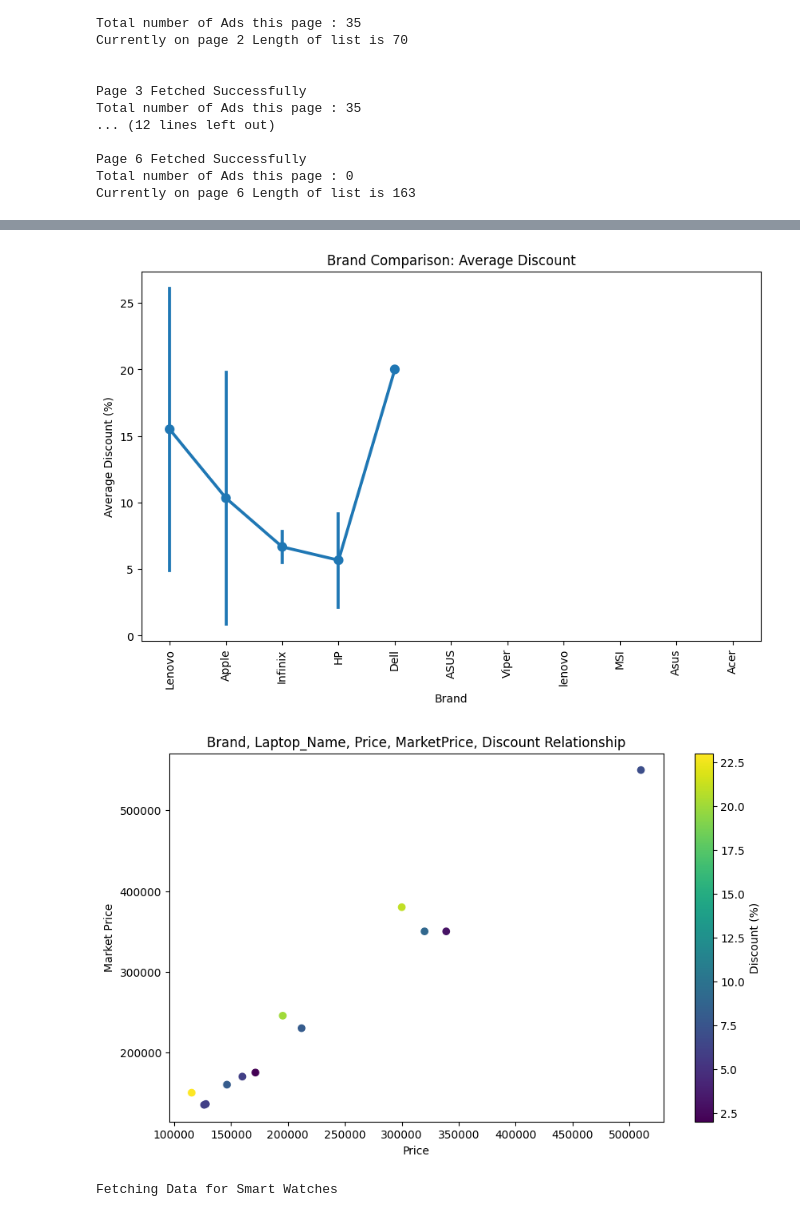
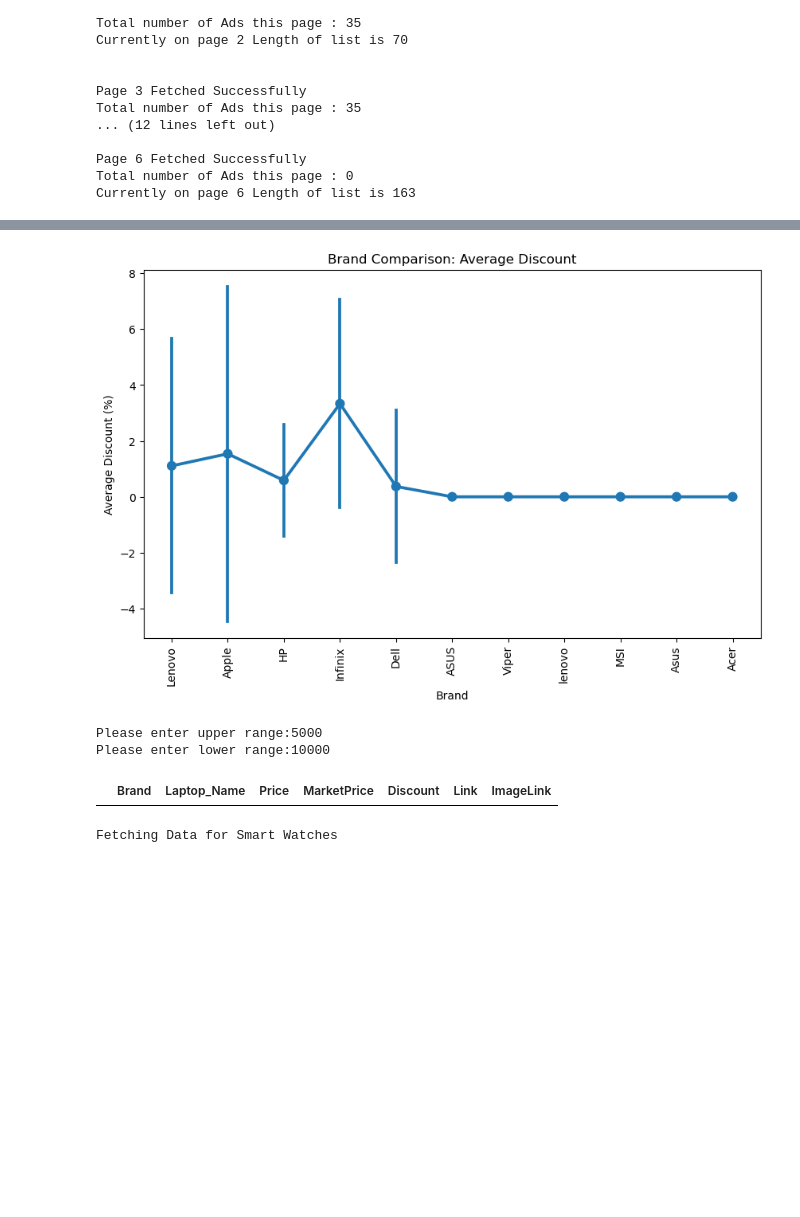
Before and after one commit to SHussainRR/WebScrapperPython, a Jupyter notebook: Project.ipynb, the cells around one changed output, grey strips where cells are left out. Cells and saved outputs as stored; diff of their text form; code cells hidden in the pictures; blank space fills up the shorter version.

Commit message:
Add files via upload
add function for range and nan to 0

```diff
--- a/Project.ipynb
+++ b/Project.ipynb
@@ -561,8 +592,13 @@ def stringFilteration(x):
 
 dfLaptop_copy = dfLaptop.copy(deep=True)
 dfLaptop_copy['Price'] = dfLaptop_copy['Price'].apply(lambda x:float(stringFilteration(x)))
+dfLaptop_copy['Price'] = dfLaptop_copy['Price'].fillna(0)
+
 dfLaptop_copy['MarketPrice'] = dfLaptop_copy['MarketPrice'].apply(lambda x:float(stringFilteration(x)))
+dfLaptop_copy['MarketPrice'] = dfLaptop_copy['MarketPrice'].fillna(0)
+
 dfLaptop_copy['Discount'] = dfLaptop_copy['Discount'].apply(lambda x:float(stringFilteration(x).replace("OFF","")))
+dfLaptop_copy['Discount'] = dfLaptop_copy['Discount'].fillna(0)
 
 
 display(dfLaptop_copy)
@@ -642,22 +678,32 @@ plt.show()
 # %%
 plt.figure(figsize=(10, 6))
 sns.pointplot(data=dfLaptop_copy, x='Brand', y='Discount', errorbar='sd')
 plt.xlabel('Brand')
 plt.ylabel('Average Discount (%)')
 plt.title('Brand Comparison: Average Discount')
 plt.xticks(rotation=90)
 plt.show()
-
-plt.figure(figsize=(10, 6))
-plt.scatter(dfLaptop_copy['Price'], dfLaptop_copy['MarketPrice'], c=dfLaptop_copy['Discount'], cmap='viridis')
-plt.colorbar(label='Discount (%)')
-plt.xlabel('Price')
-plt.ylabel('Market Price')
-plt.title('Brand, Laptop_Name, Price, MarketPrice, Discount Relationship')
-plt.show()
 # %% [output]
-[figure, old version]
+[figure, new version]
-[figure, removed]
+# %%
+def AvgPriceLaptop():
+    range1=int(input("Please enter upper range:"))
+    range2=int(input("Please enter lower range:"))
+
+    if(range1 <= range2):
+        range_value = dfLaptop_copy.copy(deep=True)
+        range_value = range_value[(range_value['Price'] >= (range1)) & (range_value['Price'] <= (range2))]
+        display(range_value)
+    else:
+        print("invalid range")
+
+
+
+AvgPriceLaptop()
+# %% [output]
+Please enter upper range:5000
+Please enter lower range:10000
+|  | Brand | Laptop_Name | Price | MarketPrice | Discount | Link | ImageLink |
 # %%
 print('\033[1m' + 'Fetching Data for Smart Watches ' + '\033[0m')
 # %% [output]
```
Also changed, not shown: parts of 30 cells of this notebook.
